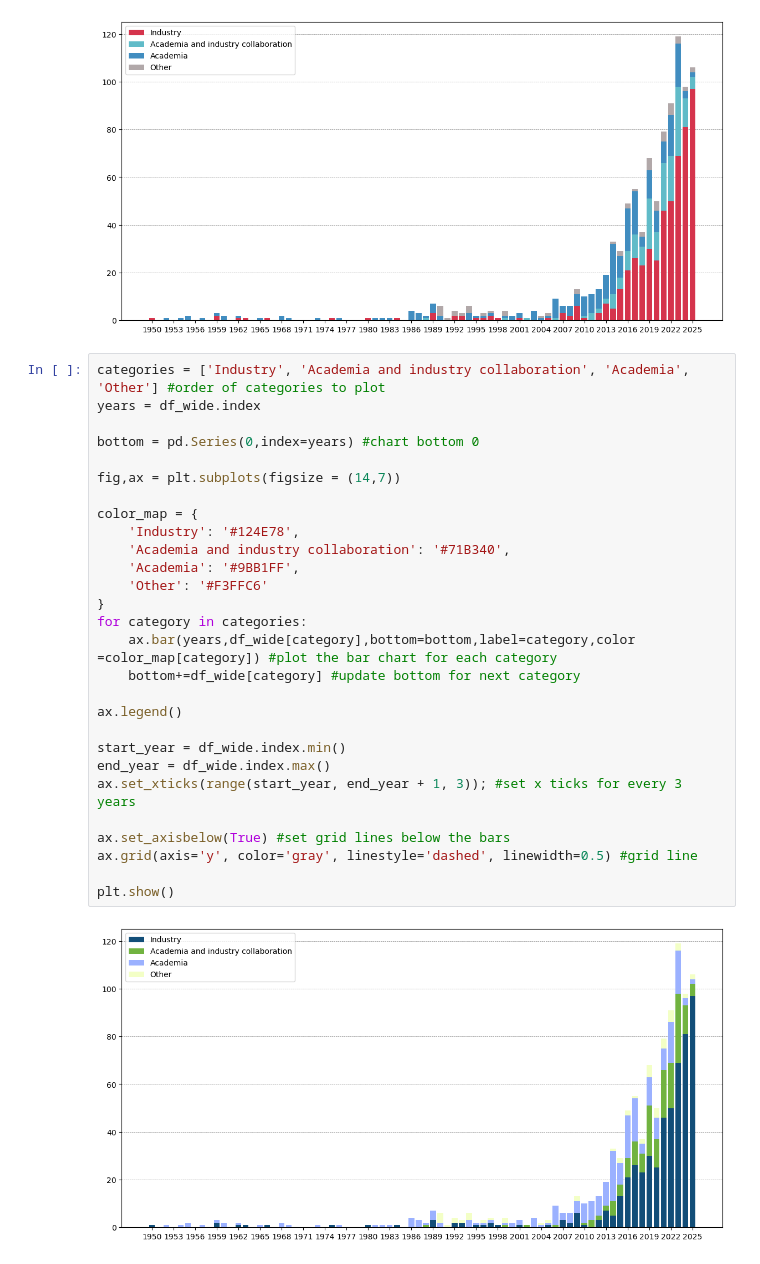
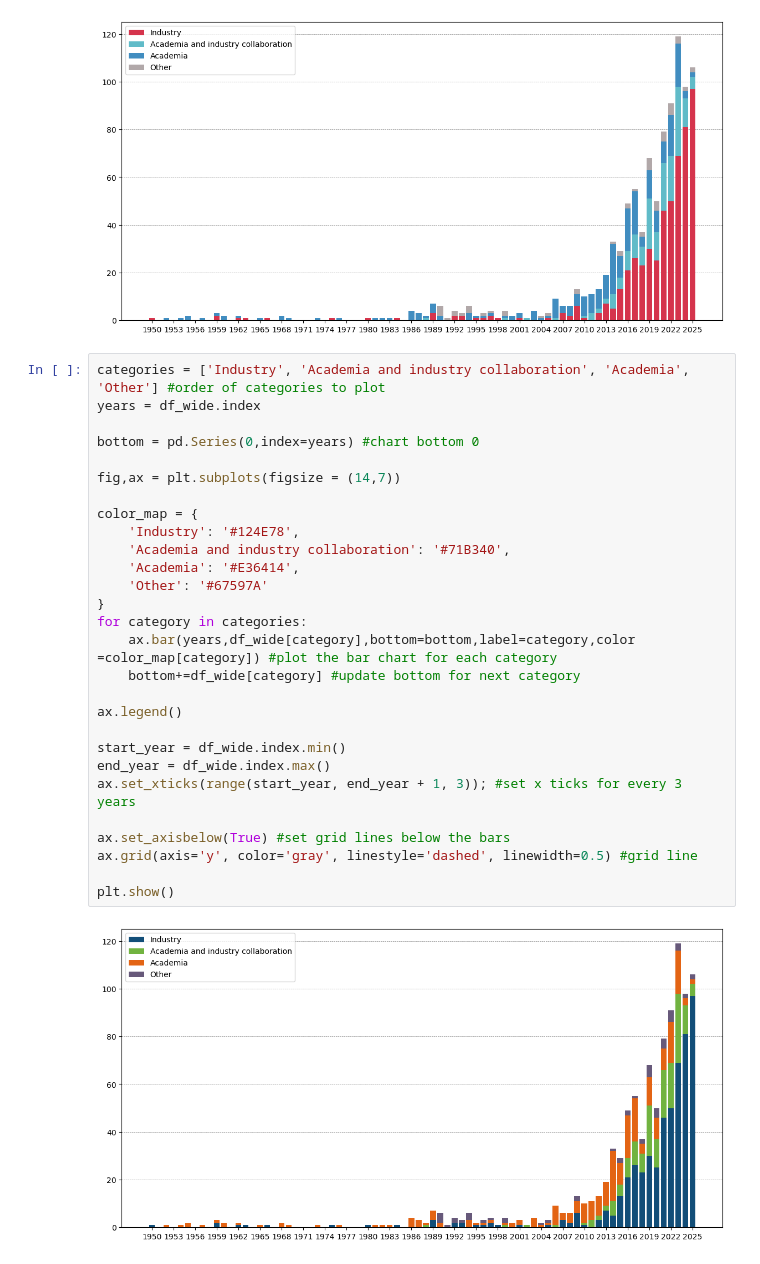
Before and after one commit to SadewCThanapathy/SadewCThanapathy.github.io, a Jupyter notebook: affiliation-researchers-building-artificial-intelligence-systems-all/notebook.ipynb, the cells around one changed output. Drawn from its saved outputs; the diff is of its cells as text.

```diff
--- a/affiliation-researchers-building-artificial-intelligence-systems-all/notebook.ipynb
+++ b/affiliation-researchers-building-artificial-intelligence-systems-all/notebook.ipynb
@@ -68,30 +68,30 @@ plt.show()
 # %%
 categories = ['Industry', 'Academia and industry collaboration', 'Academia', 'Other'] #order of categories to plot
 years = df_wide.index
 
 bottom = pd.Series(0,index=years) #chart bottom 0
 
 fig,ax = plt.subplots(figsize = (14,7))
 
 color_map = {
     'Industry': '#124E78',
     'Academia and industry collaboration': '#71B340',
-    'Academia': '#9BB1FF',
-    'Other': '#F3FFC6'
+    'Academia': '#E36414',
+    'Other': '#67597A'
 }
 for category in categories:
     ax.bar(years,df_wide[category],bottom=bottom,label=category,color =color_map[category]) #plot the bar chart for each category
     bottom+=df_wide[category] #update bottom for next category
 
 ax.legend()
 
 start_year = df_wide.index.min()
 end_year = df_wide.index.max()
 ax.set_xticks(range(start_year, end_year + 1, 3)); #set x ticks for every 3 years
 
 ax.set_axisbelow(True) #set grid lines below the bars
 ax.grid(axis='y', color='gray', linestyle='dashed', linewidth=0.5) #grid line
 
 plt.show()
 # %% [output]
-[figure, old version]
+[figure, new version]
```
